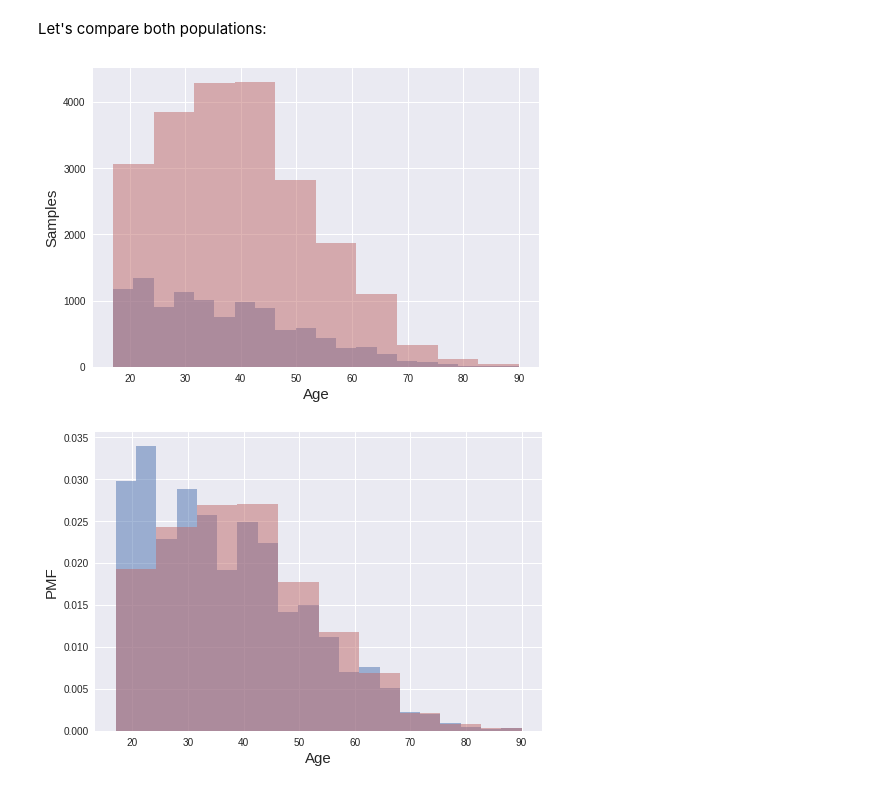
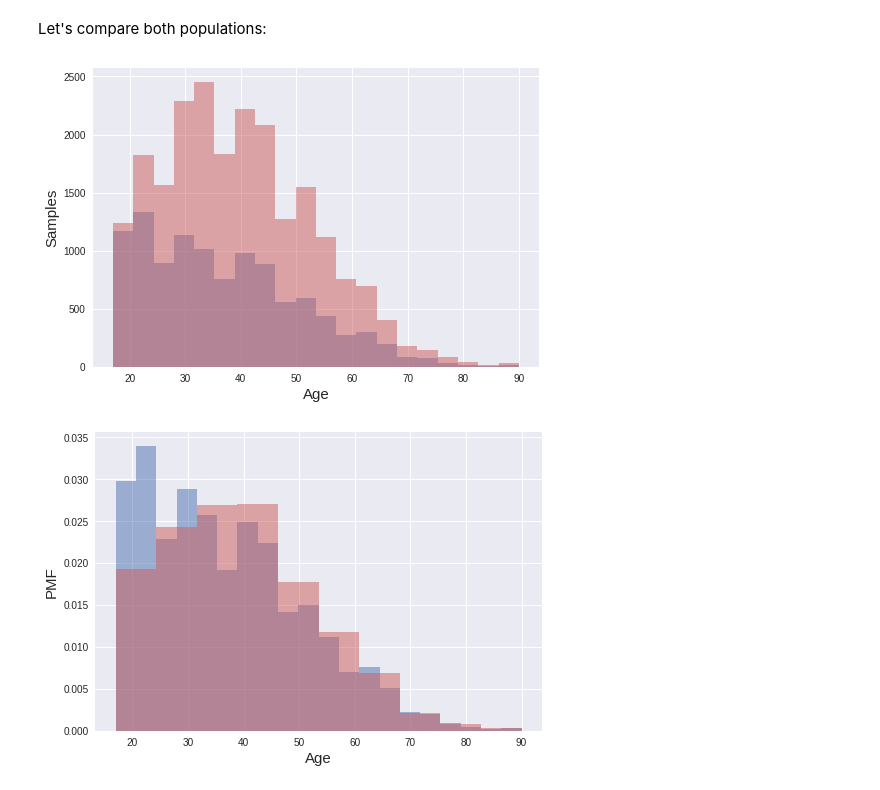
Before and after one commit to DataScienceUB/introduction-datascience-python-book, a Jupyter notebook: ch03_Descriptive_Statistics.ipynb, the cells around one changed output. Cells and saved outputs as stored; diff of their text form; code cells hidden in the pictures.

```diff
--- a/ch03_Descriptive_Statistics.ipynb
+++ b/ch03_Descriptive_Statistics.ipynb
@@ -340,13 +339,12 @@ plt.show()
 # %% [markdown]
 Let's compare both populations:
 # %%
-import seaborn as sns
 fm_age.hist(normed=0, histtype='stepfilled', alpha=.5, bins=20)   # default number of bins = 10
-ml_age.hist(normed=0, histtype='stepfilled', alpha=.5, color=sns.desaturate("indianred", .75), bins=10)
+ml_age.hist(normed=0, histtype='stepfilled', alpha=.5, color="indianred", bins=20)
 plt.xlabel('Age',fontsize=15)
 plt.ylabel('Samples',fontsize=15)
 plt.show()
 # %% [output]
-[figure, old version]
+[figure, new version]
 # %%
 fm_age.hist(normed=1, histtype='stepfilled', alpha=.5, bins=20)   # default number of bins = 10
```
Also changed, not shown: parts of 37 cells of this notebook.
